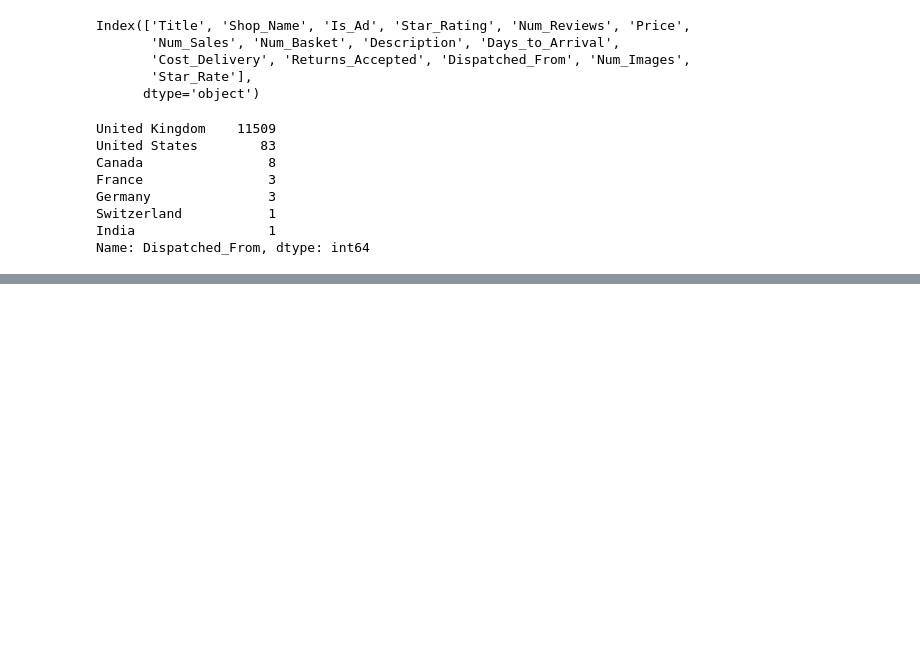
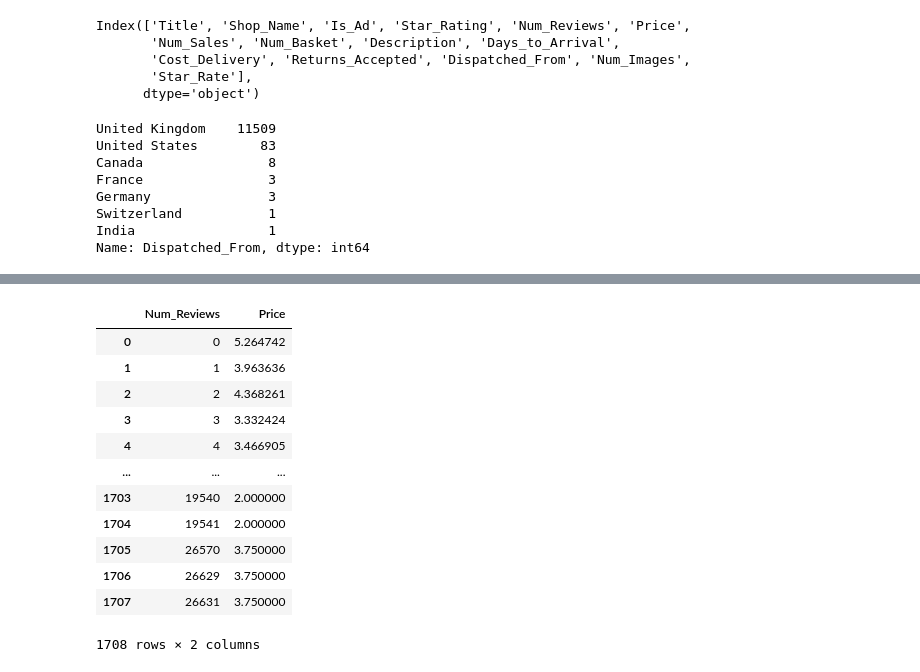
Before and after one commit to anastasiabizyayeva/Price_Etsymator, a Jupyter notebook: 01_EDA.ipynb, the cells around one changed output, grey strips where cells are left out. Drawn from its saved outputs; the diff is of its cells as text; code cells hidden in the pictures; blank space fills up the shorter version.

```diff
--- a/01_EDA.ipynb
+++ b/01_EDA.ipynb
@@ -440,0 +478,17 @@ df = df.drop(['Dispatched_From'], axis=1)
+# %%
+price_numrev = df.groupby('Num_Reviews')['Price'].mean().reset_index()
+price_numrev
+# %% [output]
+|  | Num_Reviews | Price |
+| 0 | 0 | 5.264742 |
+| 1 | 1 | 3.963636 |
+| 2 | 2 | 4.368261 |
+| 3 | 3 | 3.332424 |
+| 4 | 4 | 3.466905 |
+| ... | ... | ... |
+| 1703 | 19540 | 2.000000 |
+| 1704 | 19541 | 2.000000 |
+| 1705 | 26570 | 3.750000 |
+| 1706 | 26629 | 3.750000 |
+| 1707 | 26631 | 3.750000 |
+1708 rows × 2 columns
```
Also changed, not shown: parts of 5 cells of this notebook.
